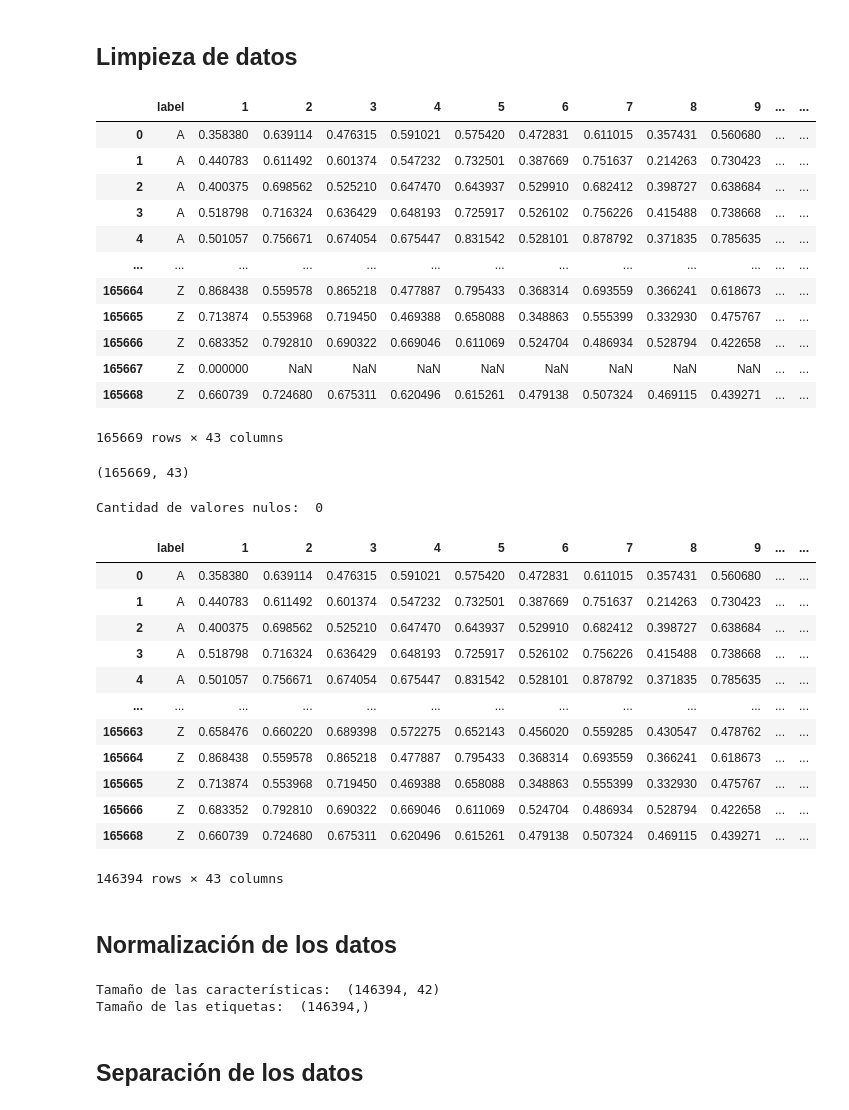
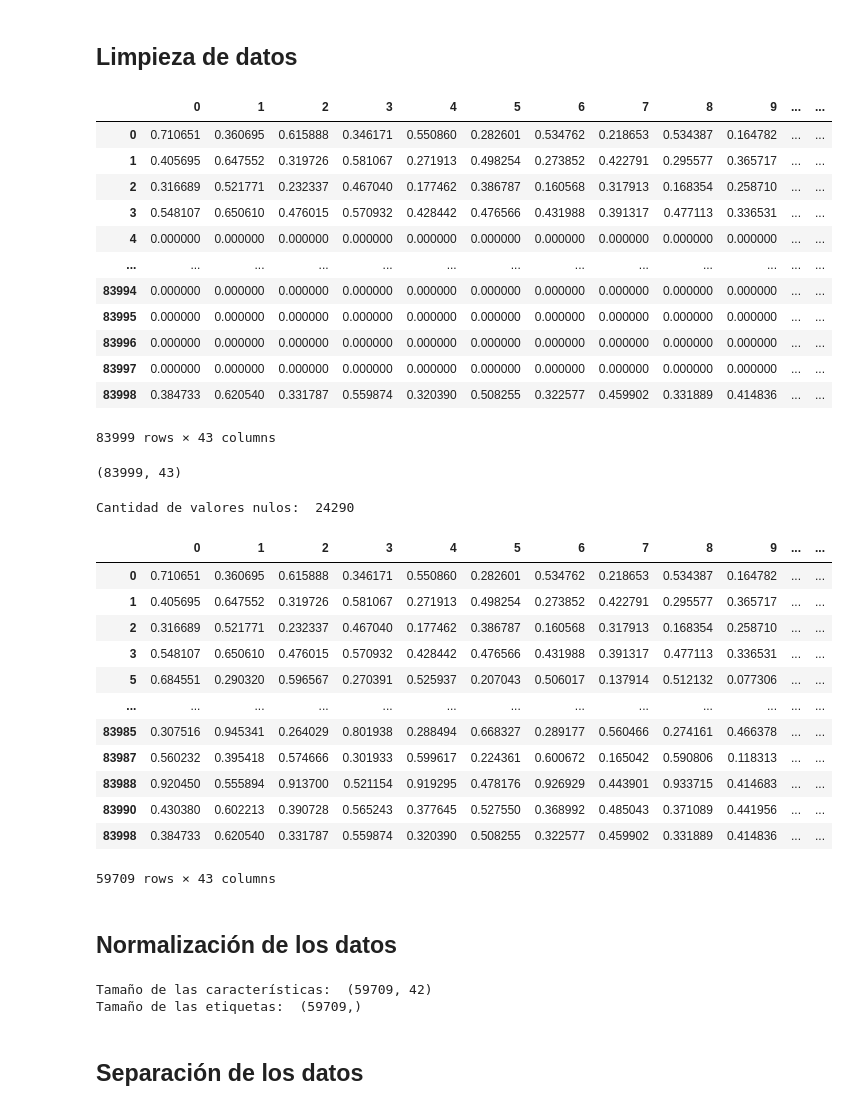
Before and after one commit to TheAlanMC/American-Sign-Language-Detection-Using-Flutter, a Jupyter notebook: ai/scikit-learn/train.ipynb, the cells around one changed output. Cells and saved outputs as stored; diff of their text form; code cells hidden in the pictures.

```diff
--- a/ai/scikit-learn/train.ipynb
+++ b/ai/scikit-learn/train.ipynb
@@ -12,38 +12,35 @@ import joblib
 ## Limpieza de datos
 # %%
 #cargo el dataset
-df = pd.read_csv('/Users/chrisalanapazaaguilar/Documents/Others/ASL Recognition With Flutter/ai/tensorflow/mediapipe_solution/american_train.csv')
+df = pd.read_csv('/Users/chrisalanapazaaguilar/Documents/Others/ASL Recognition With Flutter/ai/scikit-learn/american_train_dataset.csv')
 df.columns = [i for i in range(df.shape[1])]
-df = df.rename(columns={0: 'label'})
-
-#eliminamos todas las que tengan output un numero
-#df = df[df['Output'].str.isalpha()]
+df = df.rename(columns={42: 'label'})
 df
 # %% [output]
-|  | label | 1 | 2 | 3 | 4 | 5 | 6 | 7 | 8 | 9 | ... | ... |
-| 0 | A | 0.358380 | 0.639114 | 0.476315 | 0.591021 | 0.575420 | 0.472831 | 0.611015 | 0.357431 | 0.560680 | ... | ... |
-| 1 | A | 0.440783 | 0.611492 | 0.601374 | 0.547232 | 0.732501 | 0.387669 | 0.751637 | 0.214263 | 0.730423 | ... | ... |
-| 2 | A | 0.400375 | 0.698562 | 0.525210 | 0.647470 | 0.643937 | 0.529910 | 0.682412 | 0.398727 | 0.638684 | ... | ... |
-| 3 | A | 0.518798 | 0.716324 | 0.636429 | 0.648193 | 0.725917 | 0.526102 | 0.756226 | 0.415488 | 0.738668 | ... | ... |
-| 4 | A | 0.501057 | 0.756671 | 0.674054 | 0.675447 | 0.831542 | 0.528101 | 0.878792 | 0.371835 | 0.785635 | ... | ... |
+|  | 0 | 1 | 2 | 3 | 4 | 5 | 6 | 7 | 8 | 9 | ... | ... |
+| 0 | 0.710651 | 0.360695 | 0.615888 | 0.346171 | 0.550860 | 0.282601 | 0.534762 | 0.218653 | 0.534387 | 0.164782 | ... | ... |
+| 1 | 0.405695 | 0.647552 | 0.319726 | 0.581067 | 0.271913 | 0.498254 | 0.273852 | 0.422791 | 0.295577 | 0.365717 | ... | ... |
+| 2 | 0.316689 | 0.521771 | 0.232337 | 0.467040 | 0.177462 | 0.386787 | 0.160568 | 0.317913 | 0.168354 | 0.258710 | ... | ... |
+| 3 | 0.548107 | 0.650610 | 0.476015 | 0.570932 | 0.428442 | 0.476566 | 0.431988 | 0.391317 | 0.477113 | 0.336531 | ... | ... |
+| 4 | 0.000000 | 0.000000 | 0.000000 | 0.000000 | 0.000000 | 0.000000 | 0.000000 | 0.000000 | 0.000000 | 0.000000 | ... | ... |
 | ... | ... | ... | ... | ... | ... | ... | ... | ... | ... | ... | ... | ... |
-| 165664 | Z | 0.868438 | 0.559578 | 0.865218 | 0.477887 | 0.795433 | 0.368314 | 0.693559 | 0.366241 | 0.618673 | ... | ... |
-| 165665 | Z | 0.713874 | 0.553968 | 0.719450 | 0.469388 | 0.658088 | 0.348863 | 0.555399 | 0.332930 | 0.475767 | ... | ... |
-| 165666 | Z | 0.683352 | 0.792810 | 0.690322 | 0.669046 | 0.611069 | 0.524704 | 0.486934 | 0.528794 | 0.422658 | ... | ... |
-| 165667 | Z | 0.000000 | NaN | NaN | NaN | NaN | NaN | NaN | NaN | NaN | ... | ... |
-| 165668 | Z | 0.660739 | 0.724680 | 0.675311 | 0.620496 | 0.615261 | 0.479138 | 0.507324 | 0.469115 | 0.439271 | ... | ... |
+| 83994 | 0.000000 | 0.000000 | 0.000000 | 0.000000 | 0.000000 | 0.000000 | 0.000000 | 0.000000 | 0.000000 | 0.000000 | ... | ... |
+| 83995 | 0.000000 | 0.000000 | 0.000000 | 0.000000 | 0.000000 | 0.000000 | 0.000000 | 0.000000 | 0.000000 | 0.000000 | ... | ... |
+| 83996 | 0.000000 | 0.000000 | 0.000000 | 0.000000 | 0.000000 | 0.000000 | 0.000000 | 0.000000 | 0.000000 | 0.000000 | ... | ... |
+| 83997 | 0.000000 | 0.000000 | 0.000000 | 0.000000 | 0.000000 | 0.000000 | 0.000000 | 0.000000 | 0.000000 | 0.000000 | ... | ... |
+| 83998 | 0.384733 | 0.620540 | 0.331787 | 0.559874 | 0.320390 | 0.508255 | 0.322577 | 0.459902 | 0.331889 | 0.414836 | ... | ... |
-165669 rows × 43 columns
+83999 rows × 43 columns
 # %%
 # tamaño del dataset sin limpiar
 df.shape
 # %% [output]
-(165669, 43)
+(83999, 43)
 # %%
 # removemos los datos nulos del dataset
 all_null_values = df[df.iloc[:, 0] == 0]
 print("Cantidad de valores nulos: ", len(all_null_values.index))
 # %% [output]
-Cantidad de valores nulos:  0
+Cantidad de valores nulos:  24290
 # %%
 # eliminamos los datos nulos
 df = df.drop(all_null_values.index)
@@ -54,29 +51,29 @@ df = df.dropna()
 df.shape
 df
 # %% [output]
-|  | label | 1 | 2 | 3 | 4 | 5 | 6 | 7 | 8 | 9 | ... | ... |
-| 0 | A | 0.358380 | 0.639114 | 0.476315 | 0.591021 | 0.575420 | 0.472831 | 0.611015 | 0.357431 | 0.560680 | ... | ... |
-| 1 | A | 0.440783 | 0.611492 | 0.601374 | 0.547232 | 0.732501 | 0.387669 | 0.751637 | 0.214263 | 0.730423 | ... | ... |
-| 2 | A | 0.400375 | 0.698562 | 0.525210 | 0.647470 | 0.643937 | 0.529910 | 0.682412 | 0.398727 | 0.638684 | ... | ... |
-| 3 | A | 0.518798 | 0.716324 | 0.636429 | 0.648193 | 0.725917 | 0.526102 | 0.756226 | 0.415488 | 0.738668 | ... | ... |
-| 4 | A | 0.501057 | 0.756671 | 0.674054 | 0.675447 | 0.831542 | 0.528101 | 0.878792 | 0.371835 | 0.785635 | ... | ... |
+|  | 0 | 1 | 2 | 3 | 4 | 5 | 6 | 7 | 8 | 9 | ... | ... |
+| 0 | 0.710651 | 0.360695 | 0.615888 | 0.346171 | 0.550860 | 0.282601 | 0.534762 | 0.218653 | 0.534387 | 0.164782 | ... | ... |
+| 1 | 0.405695 | 0.647552 | 0.319726 | 0.581067 | 0.271913 | 0.498254 | 0.273852 | 0.422791 | 0.295577 | 0.365717 | ... | ... |
+| 2 | 0.316689 | 0.521771 | 0.232337 | 0.467040 | 0.177462 | 0.386787 | 0.160568 | 0.317913 | 0.168354 | 0.258710 | ... | ... |
+| 3 | 0.548107 | 0.650610 | 0.476015 | 0.570932 | 0.428442 | 0.476566 | 0.431988 | 0.391317 | 0.477113 | 0.336531 | ... | ... |
+| 5 | 0.684551 | 0.290320 | 0.596567 | 0.270391 | 0.525937 | 0.207043 | 0.506017 | 0.137914 | 0.512132 | 0.077306 | ... | ... |
 | ... | ... | ... | ... | ... | ... | ... | ... | ... | ... | ... | ... | ... |
-| 165663 | Z | 0.658476 | 0.660220 | 0.689398 | 0.572275 | 0.652143 | 0.456020 | 0.559285 | 0.430547 | 0.478762 | ... | ... |
-| 165664 | Z | 0.868438 | 0.559578 | 0.865218 | 0.477887 | 0.795433 | 0.368314 | 0.693559 | 0.366241 | 0.618673 | ... | ... |
-| 165665 | Z | 0.713874 | 0.553968 | 0.719450 | 0.469388 | 0.658088 | 0.348863 | 0.555399 | 0.332930 | 0.475767 | ... | ... |
-| 165666 | Z | 0.683352 | 0.792810 | 0.690322 | 0.669046 | 0.611069 | 0.524704 | 0.486934 | 0.528794 | 0.422658 | ... | ... |
-| 165668 | Z | 0.660739 | 0.724680 | 0.675311 | 0.620496 | 0.615261 | 0.479138 | 0.507324 | 0.469115 | 0.439271 | ... | ... |
+| 83985 | 0.307516 | 0.945341 | 0.264029 | 0.801938 | 0.288494 | 0.668327 | 0.289177 | 0.560466 | 0.274161 | 0.466378 | ... | ... |
+| 83987 | 0.560232 | 0.395418 | 0.574666 | 0.301933 | 0.599617 | 0.224361 | 0.600672 | 0.165042 | 0.590806 | 0.118313 | ... | ... |
+| 83988 | 0.920450 | 0.555894 | 0.913700 | 0.521154 | 0.919295 | 0.478176 | 0.926929 | 0.443901 | 0.933715 | 0.414683 | ... | ... |
+| 83990 | 0.430380 | 0.602213 | 0.390728 | 0.565243 | 0.377645 | 0.527550 | 0.368992 | 0.485043 | 0.371089 | 0.441956 | ... | ... |
+| 83998 | 0.384733 | 0.620540 | 0.331787 | 0.559874 | 0.320390 | 0.508255 | 0.322577 | 0.459902 | 0.331889 | 0.414836 | ... | ... |
-146394 rows × 43 columns
+59709 rows × 43 columns
 # %% [markdown]
 ## Normalización de los datos
 # %%
-X = df.iloc[:, 1:]
+X = df.iloc[:, :-1]
 print("Tamaño de las características: ", X.shape)
-Y = df.iloc[:, 0]
+Y = df.iloc[:, -1]
 print("Tamaño de las etiquetas: ", Y.shape)
 # %% [output]
-Tamaño de las características:  (146394, 42)
-Tamaño de las etiquetas:  (146394,)
+Tamaño de las características:  (59709, 42)
+Tamaño de las etiquetas:  (59709,)
 # %% [markdown]
 ## Separación de los datos
 # %%
```
Also changed, not shown: parts of 4 cells of this notebook, 4 other files.
